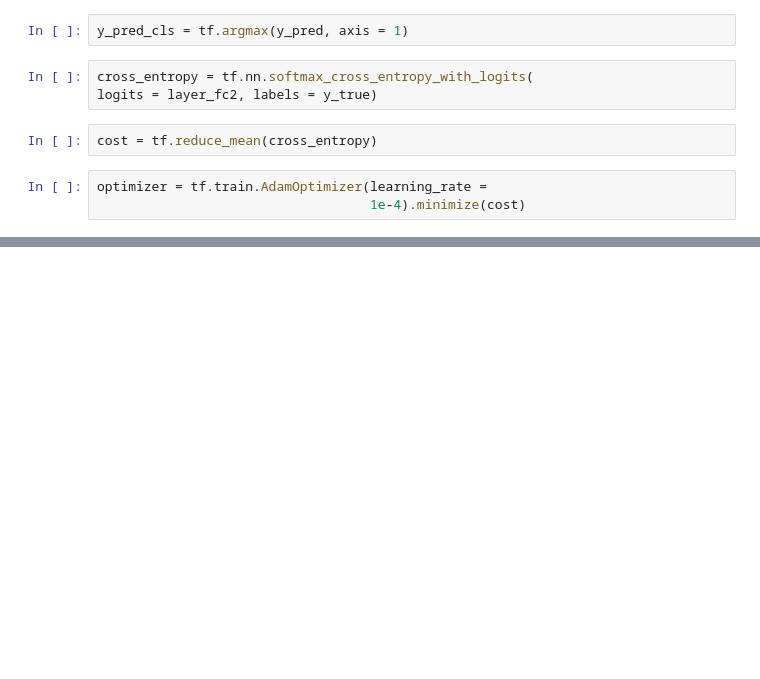
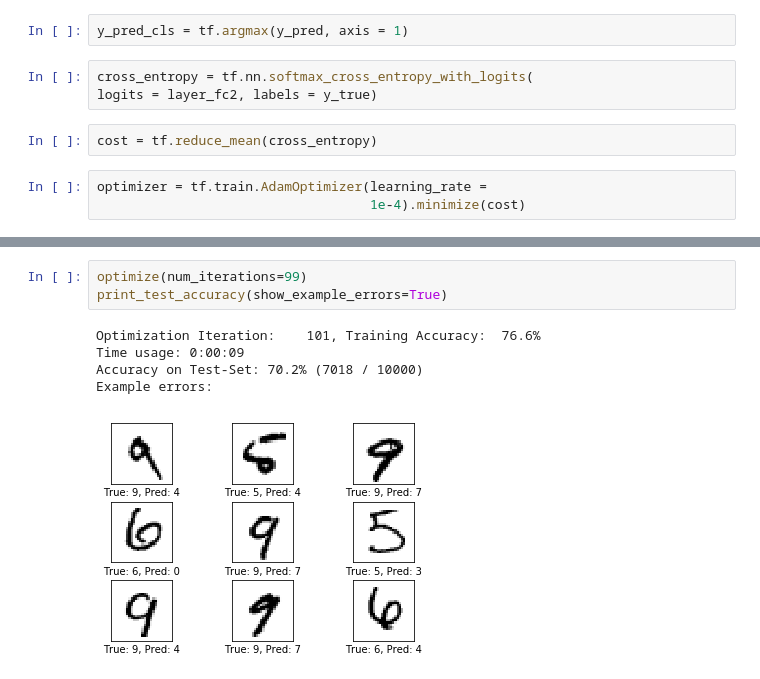
Before and after one commit to PKUGoodSpeed/DeepLearning, a Jupyter notebook: TFProjects/CNN/CNNmodel.ipynb, the cells around one changed output, grey strips where cells are left out. Cells and saved outputs as stored; diff of their text form; blank space fills up the shorter version.

```diff
--- a/TFProjects/CNN/CNNmodel.ipynb
+++ b/TFProjects/CNN/CNNmodel.ipynb
@@ -267,0 +452,9 @@ optimizer = tf.train.AdamOptimizer(learning_rate =
+# %%
+optimize(num_iterations=99)
+print_test_accuracy(show_example_errors=True)
+# %% [output]
+Optimization Iteration:    101, Training Accuracy:  76.6%
+Time usage: 0:00:09
+Accuracy on Test-Set: 70.2% (7018 / 10000)
+Example errors:
+[figure, added]
```
Also changed, not shown: parts of 33 cells of this notebook.
